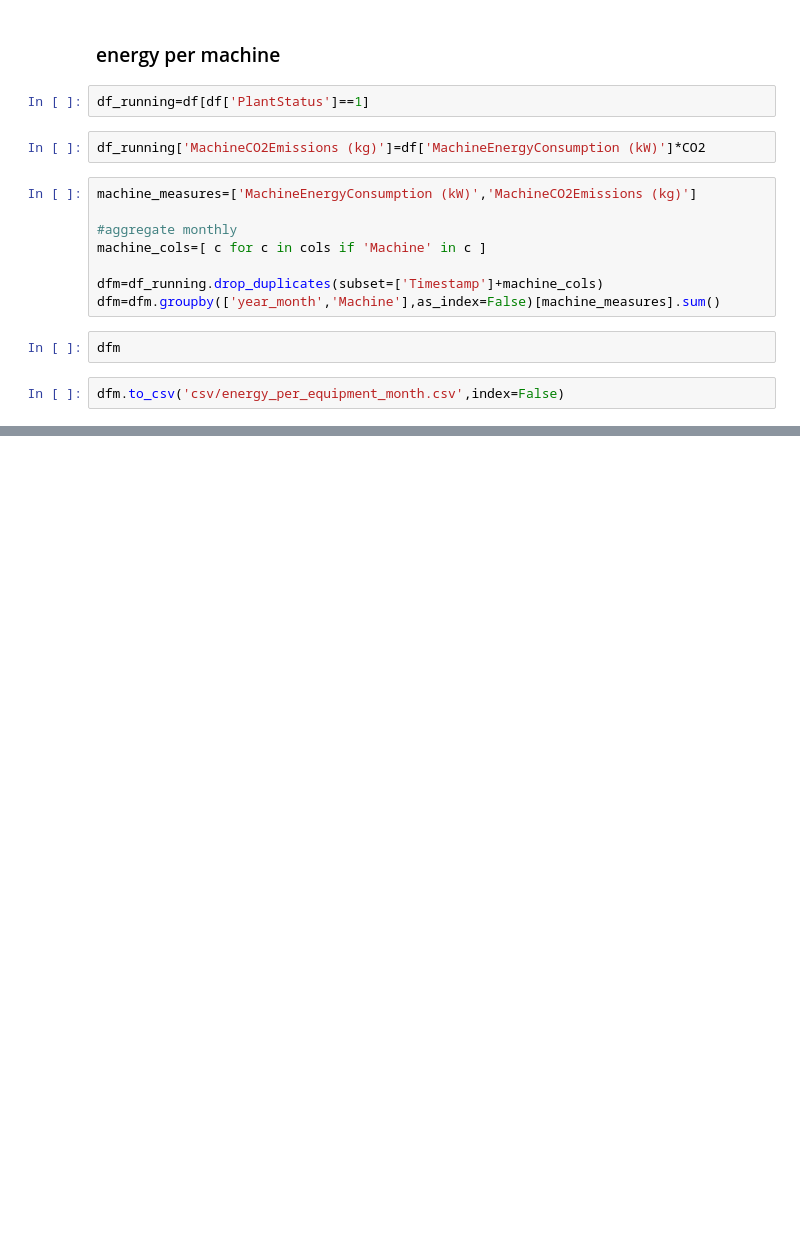
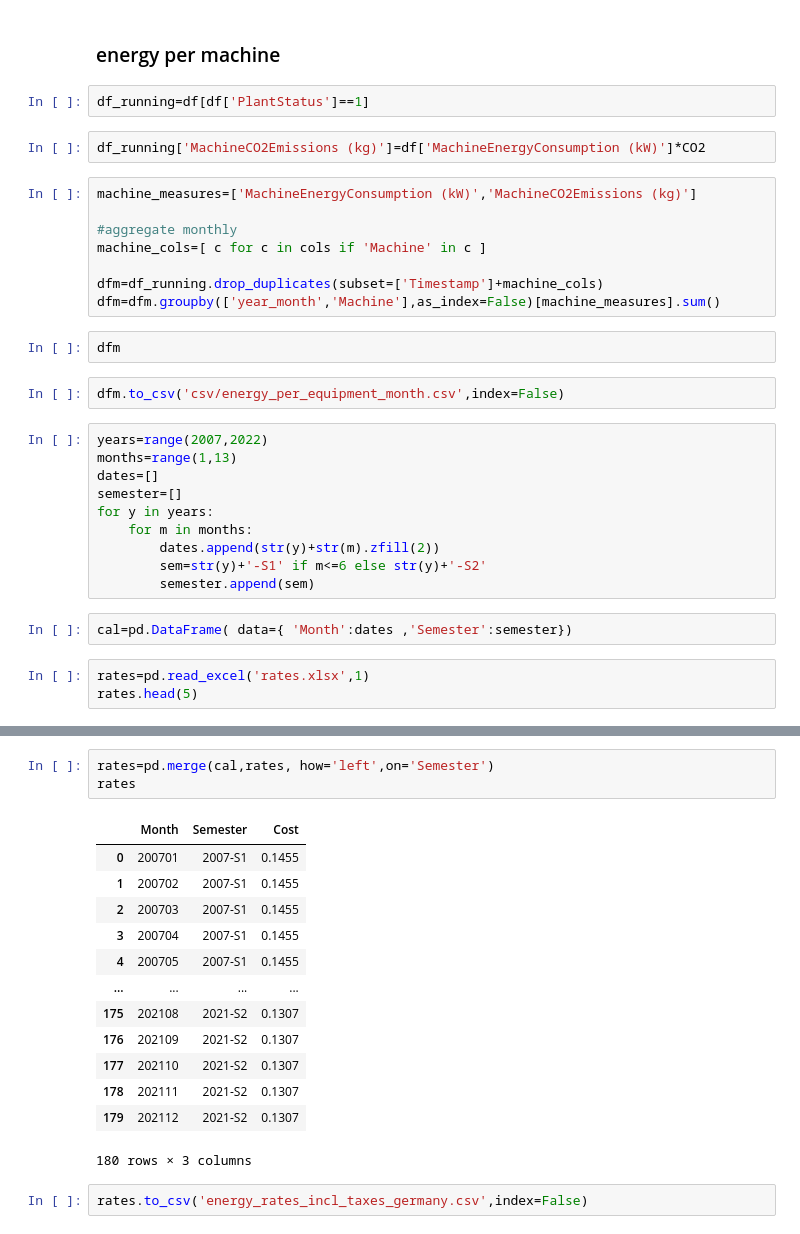
Before and after one commit to SAP-samples/btp-ai-sustainability-bootcamp, a Jupyter notebook: src/data-simulation/app_data_prep.ipynb, the cells around one changed output, grey strips where cells are left out. Saved outputs shown, nothing was run; the diff lists cells and outputs as text; blank space fills up the shorter version.

```diff
--- a/src/data-simulation/app_data_prep.ipynb
+++ b/src/data-simulation/app_data_prep.ipynb
@@ -597,3 +597,18 @@ dfm=dfm.groupby(['year_month','Machine'],as_index=False)[machine_measures].sum()
 dfm
 # %%
 dfm.to_csv('csv/energy_per_equipment_month.csv',index=False)
+# %%
+years=range(2007,2022)
+months=range(1,13)
+dates=[]
+semester=[]
+for y in years:
+    for m in months:
+        dates.append(str(y)+str(m).zfill(2))
+        sem=str(y)+'-S1' if m<=6 else str(y)+'-S2'
+        semester.append(sem)
+# %%
+cal=pd.DataFrame( data={ 'Month':dates ,'Semester':semester})
+# %%
+rates=pd.read_excel('rates.xlsx',1)
+rates.head(5)
@@ -599,0 +622,19 @@ dfm.to_csv('csv/energy_per_equipment_month.csv',index=False)
+# %%
+rates=pd.merge(cal,rates, how='left',on='Semester')
+rates
+# %% [output]
+|  | Month | Semester | Cost |
+| 0 | 200701 | 2007-S1 | 0.1455 |
+| 1 | 200702 | 2007-S1 | 0.1455 |
+| 2 | 200703 | 2007-S1 | 0.1455 |
+| 3 | 200704 | 2007-S1 | 0.1455 |
+| 4 | 200705 | 2007-S1 | 0.1455 |
+| ... | ... | ... | ... |
+| 175 | 202108 | 2021-S2 | 0.1307 |
+| 176 | 202109 | 2021-S2 | 0.1307 |
+| 177 | 202110 | 2021-S2 | 0.1307 |
+| 178 | 202111 | 2021-S2 | 0.1307 |
+| 179 | 202112 | 2021-S2 | 0.1307 |
+180 rows × 3 columns
+# %%
+rates.to_csv('energy_rates_incl_taxes_germany.csv',index=False)
```
Also changed, not shown: parts of 1 cell of this notebook.
